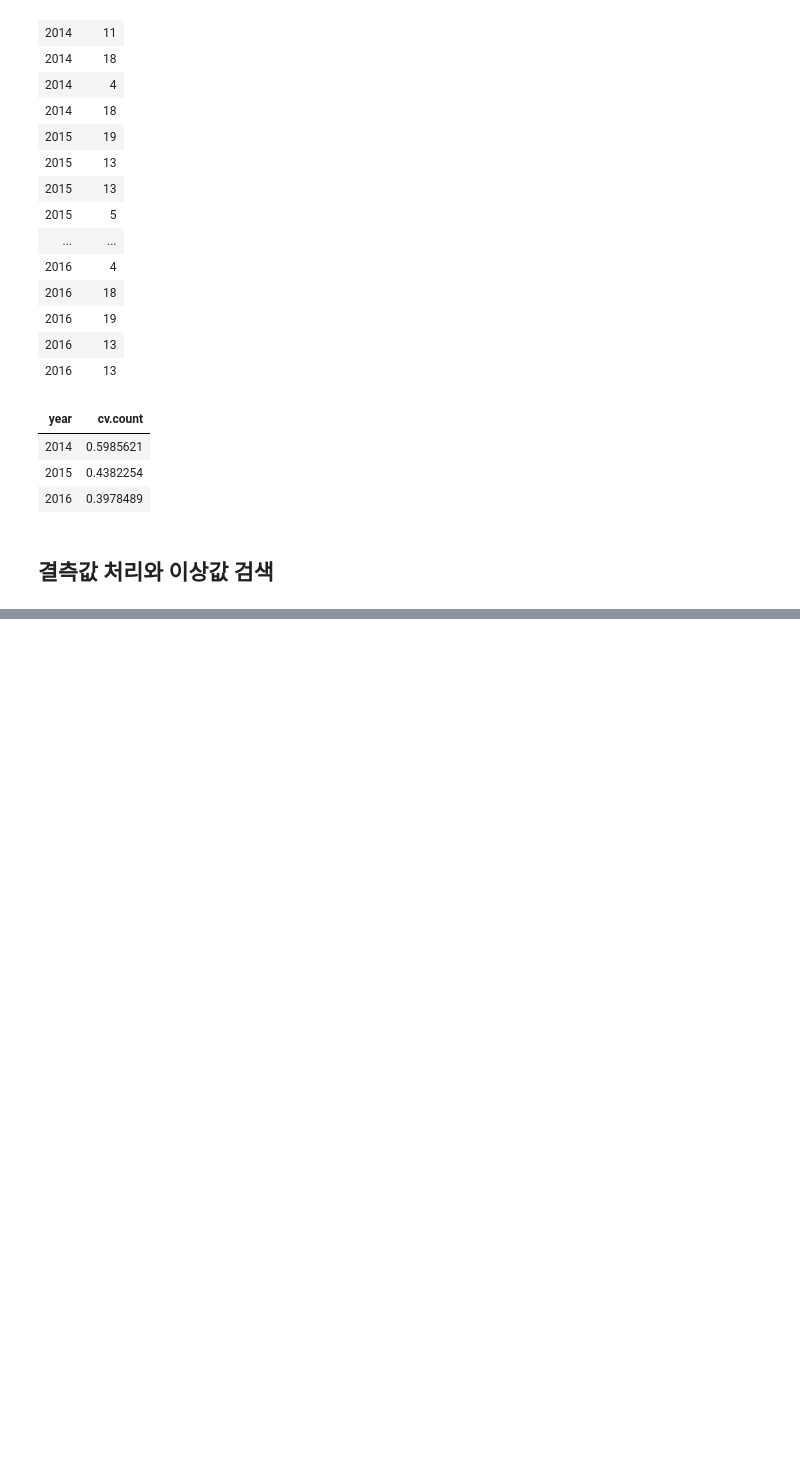
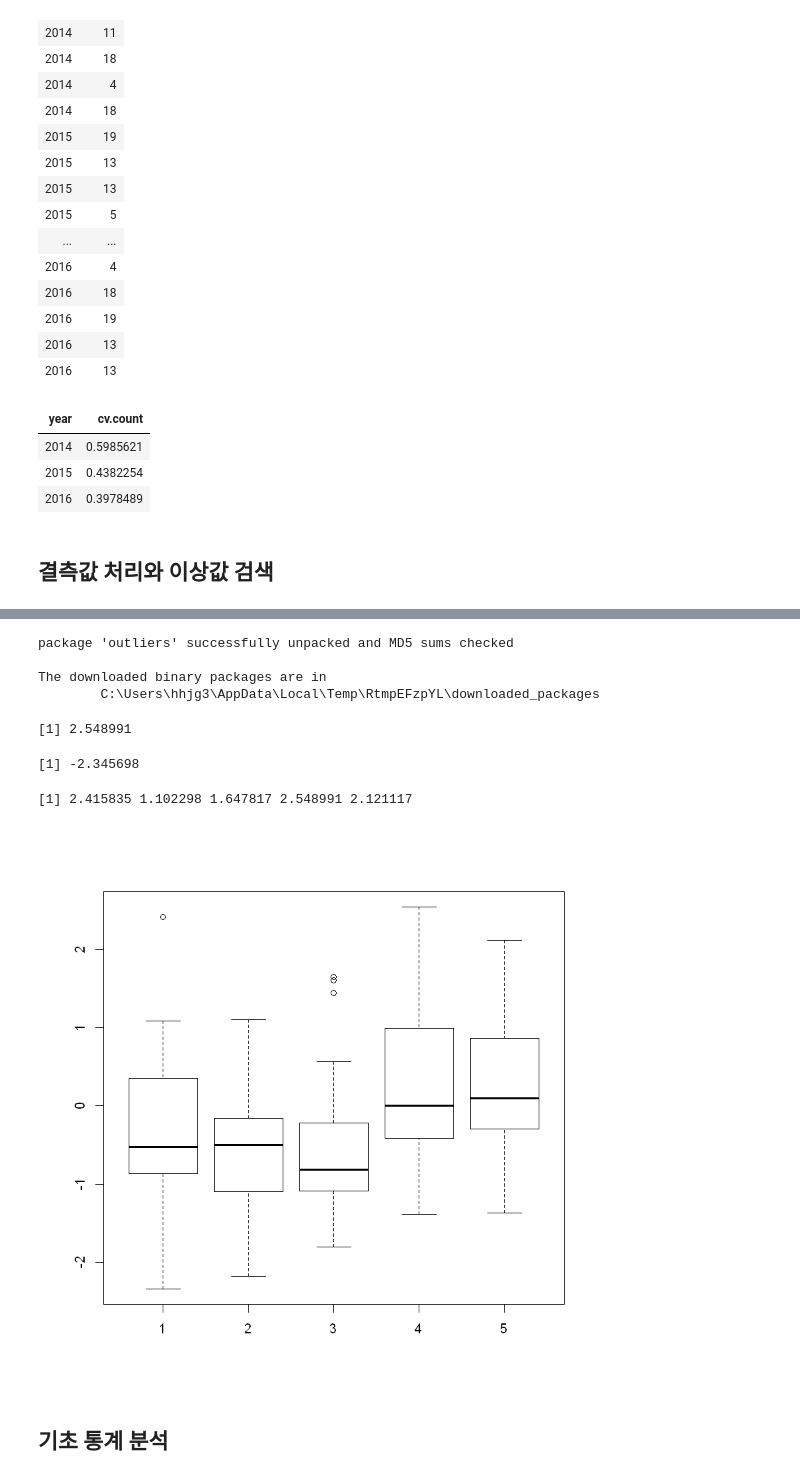
Before and after one commit to junpil-an/codeup, a Jupyter notebook: adsp.ipynb, the cells around one changed output, grey strips where cells are left out. Cells and saved outputs as stored; diff of their text form; code cells hidden in the pictures; blank space fills up the shorter version.

```diff
--- a/adsp.ipynb
+++ b/adsp.ipynb
@@ -273,0 +282,7 @@ ddply(d,'year',function(x){mean.count=mean(x$count)
+# %%
+install.packages('outliers')
+# %% [output]
+package 'outliers' successfully unpacked and MD5 sums checked
+
+The downloaded binary packages are in
+        C:\Users\hhjg3\AppData\Local\Temp\RtmpEFzpYL\downloaded_packages
@@ -273,0 +291,15 @@ ddply(d,'year',function(x){mean.count=mean(x$count)
+# %%
+set.seed(1234)
+y=rnorm(100)
+outlier(y) #평균과 가장 차이가 많이 나는 값 출력
+outlier(y,opposite=TRUE) #반대방향으로 가장 차이가 많이 나는 값
+dim(y)<-c(20,5) #행20 열5 행렬생성
+outlier(y)
+boxplot(y)
+# %% [output]
+[1] 2.548991
+[1] -2.345698
+[1] 2.415835 1.102298 1.647817 2.548991 2.121117
+[figure, added]
+# %% [markdown]
+## 기초 통계 분석
```
Also changed, not shown: parts of 13 cells of this notebook.
